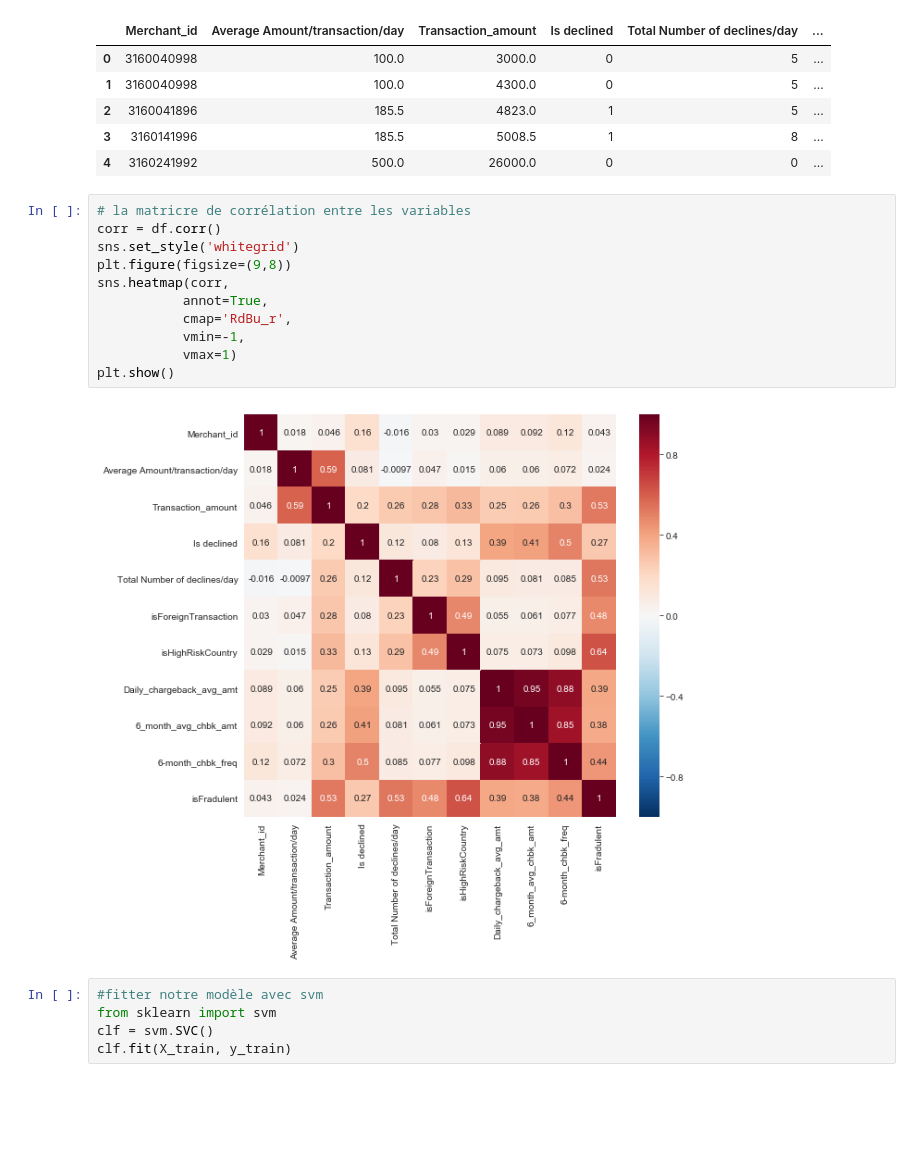
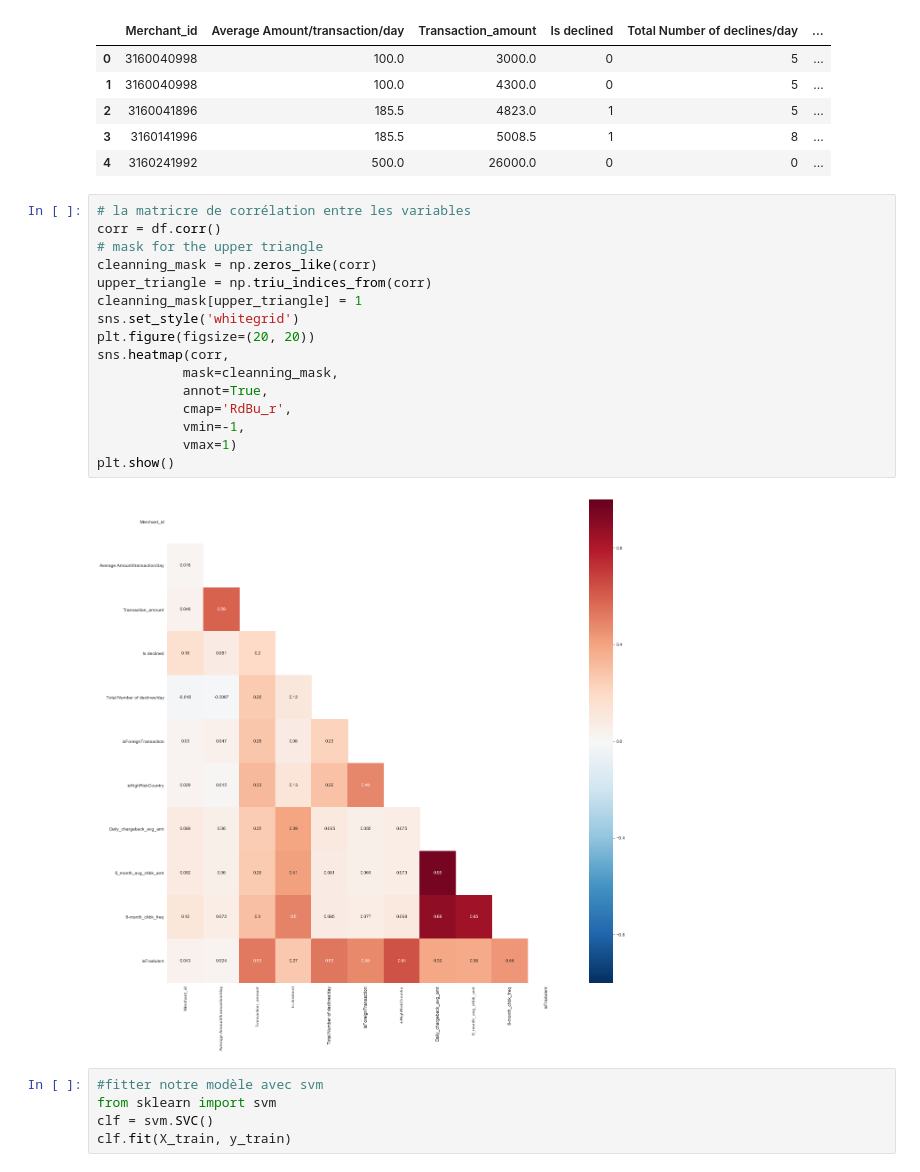
Before and after one commit to najah80/ml_svm, a Jupyter notebook: credit_card_fraud_detection.ipynb, the cells around one changed output. Cells and saved outputs as stored; diff of their text form; blank space fills up the shorter version.

```diff
--- a/credit_card_fraud_detection.ipynb
+++ b/credit_card_fraud_detection.ipynb
@@ -136,16 +136,21 @@ df.head()
 # %%
 # la matricre de corrélation entre les variables
 corr = df.corr()
+# mask for the upper triangle
+cleanning_mask = np.zeros_like(corr)
+upper_triangle = np.triu_indices_from(corr)
+cleanning_mask[upper_triangle] = 1
 sns.set_style('whitegrid')
-plt.figure(figsize=(9,8))
+plt.figure(figsize=(20, 20))
 sns.heatmap(corr,
+           mask=cleanning_mask,
            annot=True,
            cmap='RdBu_r',
            vmin=-1,
            vmax=1)
 plt.show()
 # %% [output]
-[figure, old version]
+[figure, new version]
 # %%
 #fitter notre modèle avec svm
 from sklearn import svm
```
